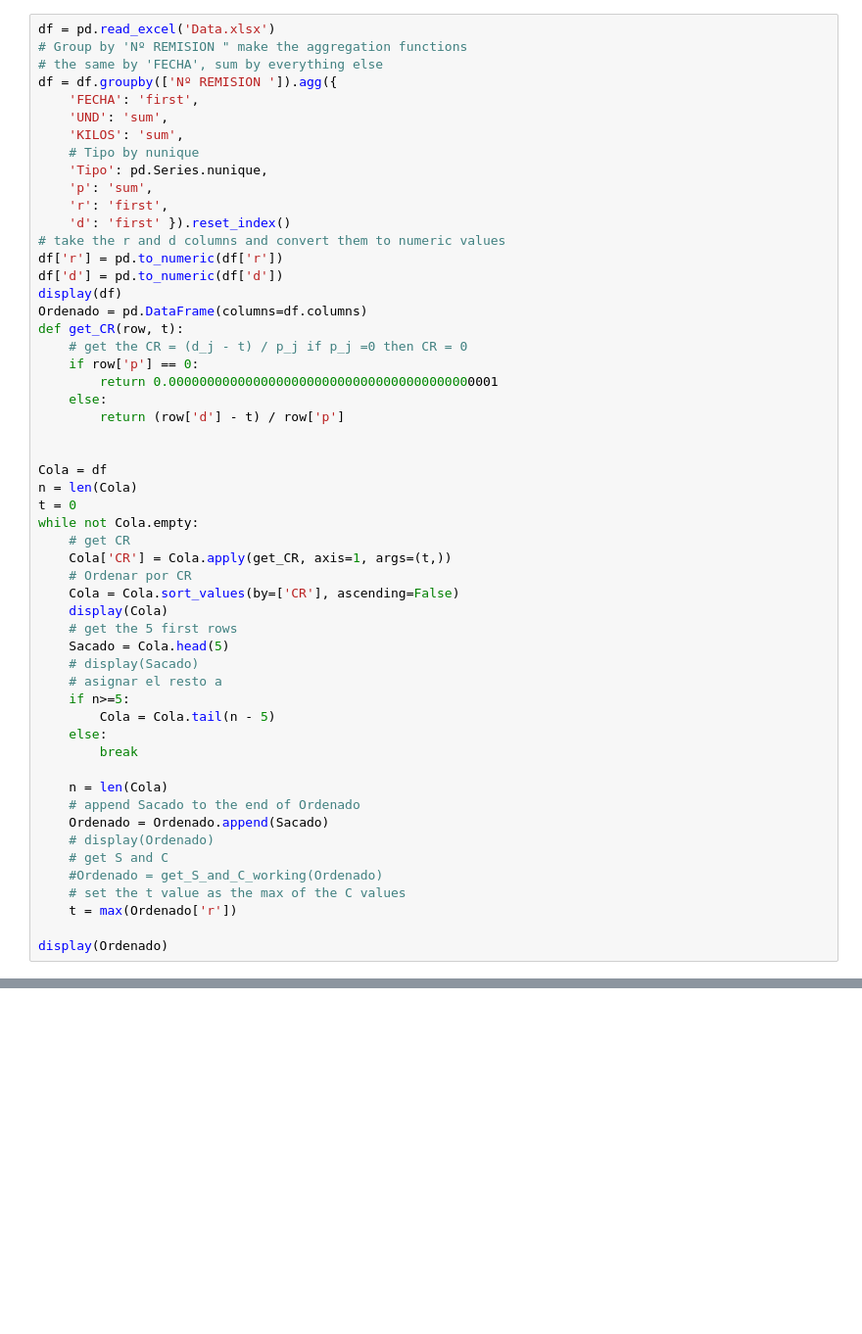
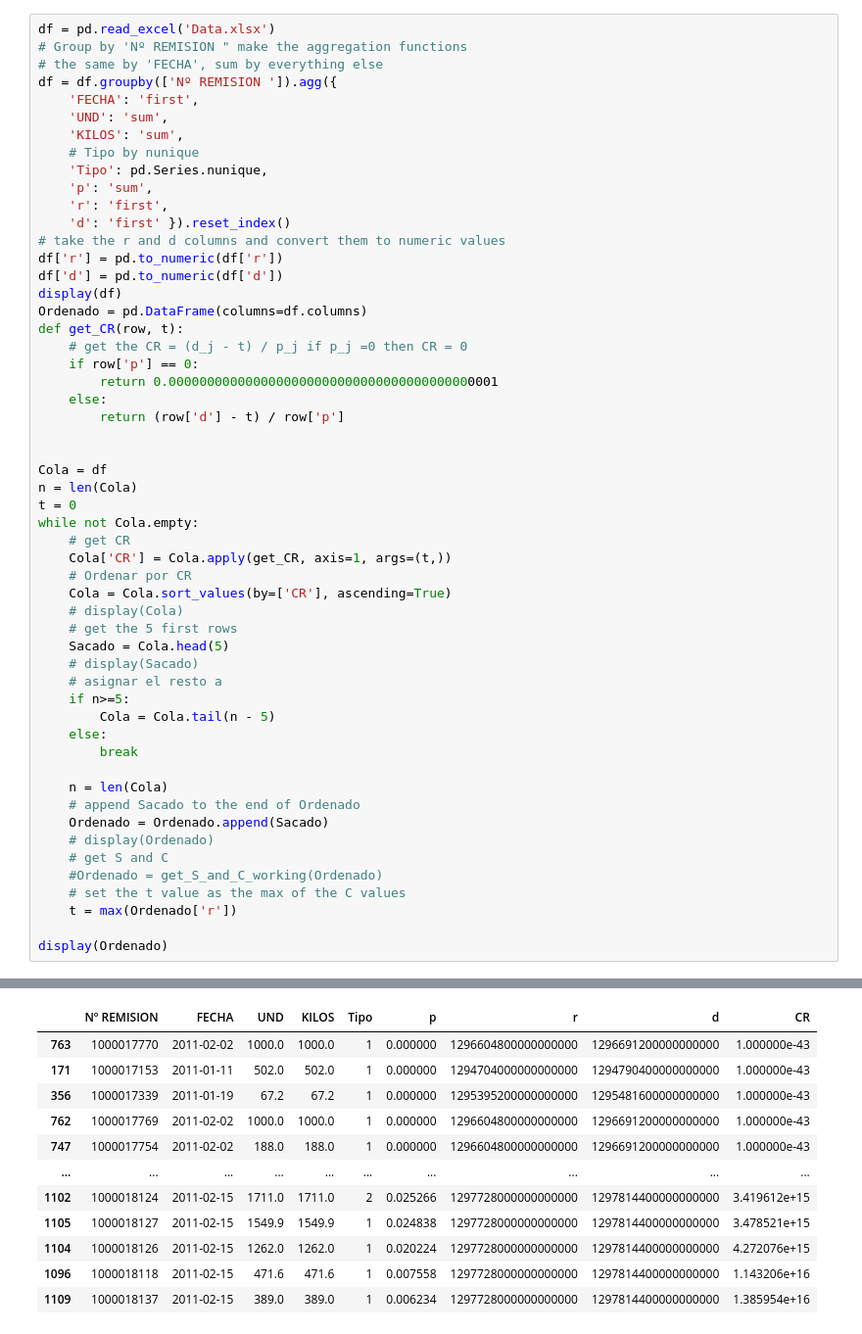
Before and after one commit to CDMonsalveA/Taller_1_Monsalve_Rozo_Leon_PCP, a Jupyter notebook: e.ipynb, the cells around one changed output, grey strips where cells are left out. Shown: that part at 98% size. Saved outputs shown, nothing was run; the diff lists cells and outputs as text; blank space fills up the shorter version.

```diff
--- a/e.ipynb
+++ b/e.ipynb
@@ -50,8 +50,8 @@ while not Cola.empty:
     # get CR
     Cola['CR'] = Cola.apply(get_CR, axis=1, args=(t,))
     # Ordenar por CR
-    Cola = Cola.sort_values(by=['CR'], ascending=False)
-    display(Cola)
+    Cola = Cola.sort_values(by=['CR'], ascending=True)
+    # display(Cola)
     # get the 5 first rows
     Sacado = Cola.head(5)
     # display(Sacado)
@@ -71,3 +71,4 @@ while not Cola.empty:
     t = max(Ordenado['r'])
 
 display(Ordenado)
+# %% [output]
@@ -73,0 +88,12 @@ display(Ordenado)
+|  | Nº REMISION | FECHA | UND | KILOS | Tipo | p | r | d | CR |
+| 763 | 1000017770 | 2011-02-02 | 1000.0 | 1000.0 | 1 | 0.000000 | 1296604800000000000 | 1296691200000000000 | 1.000000e-43 |
+| 171 | 1000017153 | 2011-01-11 | 502.0 | 502.0 | 1 | 0.000000 | 1294704000000000000 | 1294790400000000000 | 1.000000e-43 |
+| 356 | 1000017339 | 2011-01-19 | 67.2 | 67.2 | 1 | 0.000000 | 1295395200000000000 | 1295481600000000000 | 1.000000e-43 |
+| 762 | 1000017769 | 2011-02-02 | 1000.0 | 1000.0 | 1 | 0.000000 | 1296604800000000000 | 1296691200000000000 | 1.000000e-43 |
+| 747 | 1000017754 | 2011-02-02 | 188.0 | 188.0 | 1 | 0.000000 | 1296604800000000000 | 1296691200000000000 | 1.000000e-43 |
+| ... | ... | ... | ... | ... | ... | ... | ... | ... | ... |
+| 1102 | 1000018124 | 2011-02-15 | 1711.0 | 1711.0 | 2 | 0.025266 | 1297728000000000000 | 1297814400000000000 | 3.419612e+15 |
+| 1105 | 1000018127 | 2011-02-15 | 1549.9 | 1549.9 | 1 | 0.024838 | 1297728000000000000 | 1297814400000000000 | 3.478521e+15 |
+| 1104 | 1000018126 | 2011-02-15 | 1262.0 | 1262.0 | 1 | 0.020224 | 1297728000000000000 | 1297814400000000000 | 4.272076e+15 |
+| 1096 | 1000018118 | 2011-02-15 | 471.6 | 471.6 | 1 | 0.007558 | 1297728000000000000 | 1297814400000000000 | 1.143206e+16 |
+| 1109 | 1000018137 | 2011-02-15 | 389.0 | 389.0 | 1 | 0.006234 | 1297728000000000000 | 1297814400000000000 | 1.385954e+16 |
```
Also changed, not shown: parts of 2 cells of this notebook.
